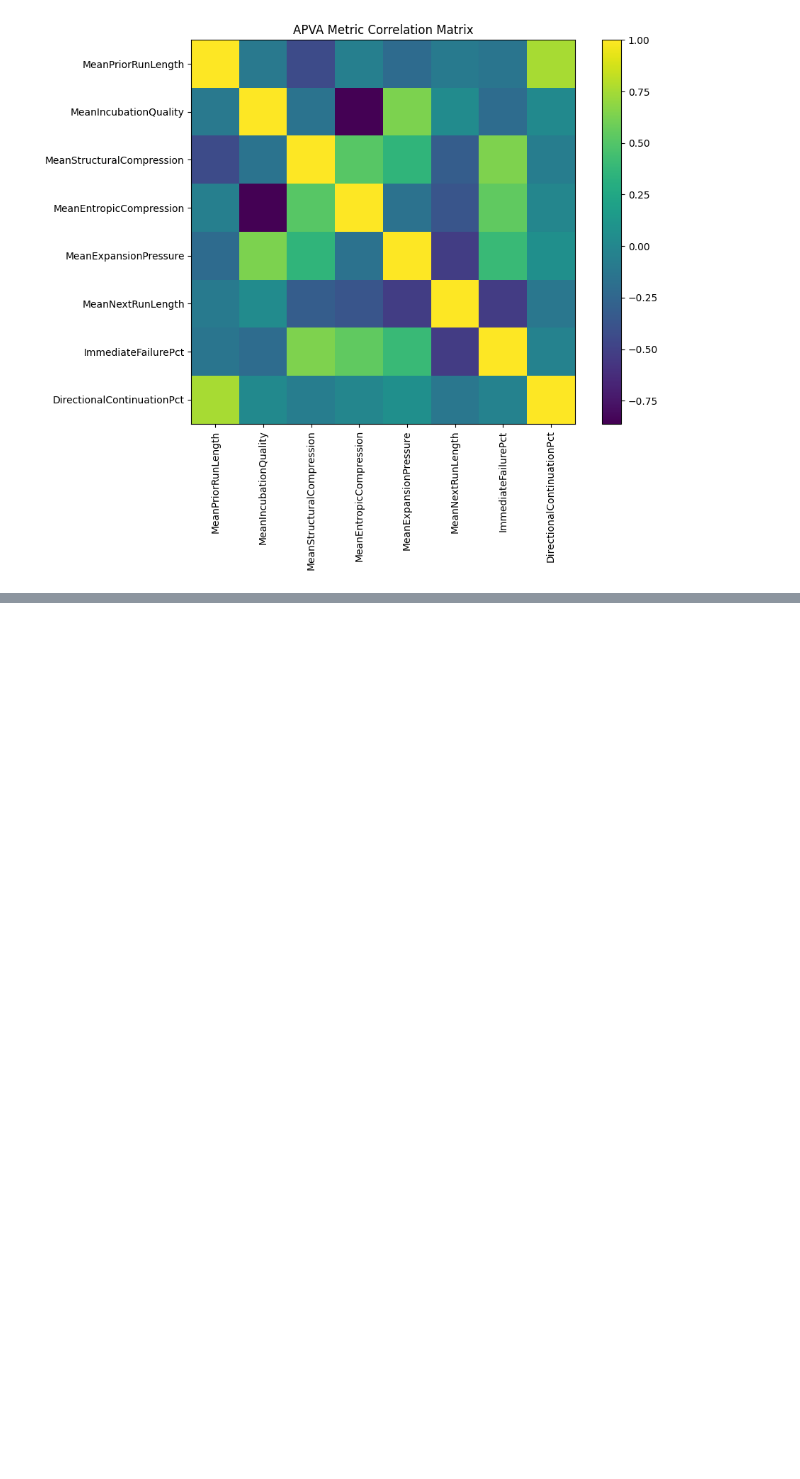
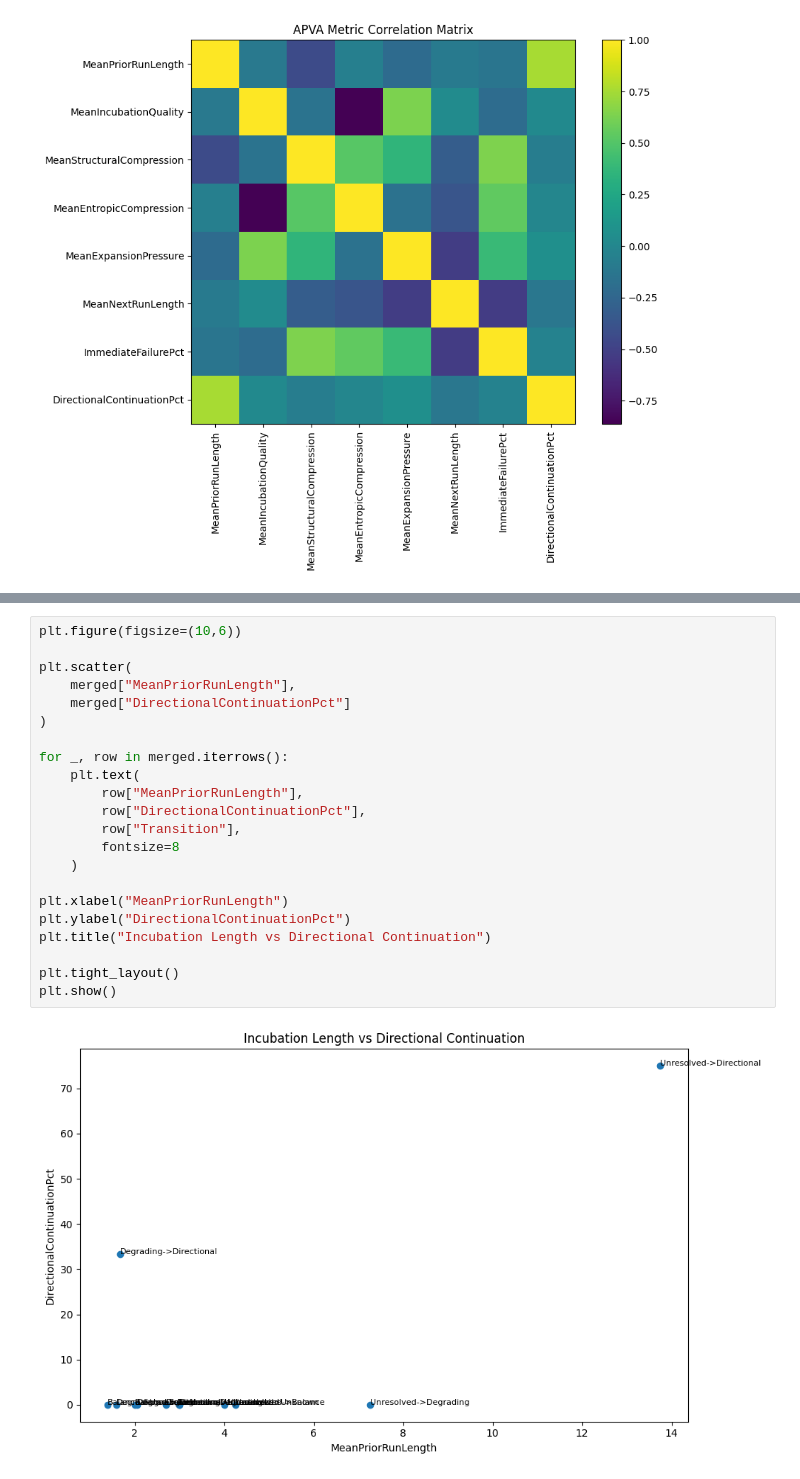
Before and after one commit to rzahraie/ApvaAnalysis, a Jupyter notebook: apva_phase01_exploration.ipynb, the cells around one changed output, grey strips where cells are left out. Cells and saved outputs as stored; diff of their text form; blank space fills up the shorter version.

```diff
--- a/apva_phase01_exploration.ipynb
+++ b/apva_phase01_exploration.ipynb
@@ -312,0 +341,24 @@ plt.show()
+# %%
+plt.figure(figsize=(10,6))
+
+plt.scatter(
+    merged["MeanPriorRunLength"],
+    merged["DirectionalContinuationPct"]
+)
+
+for _, row in merged.iterrows():
+    plt.text(
+        row["MeanPriorRunLength"],
+        row["DirectionalContinuationPct"],
+        row["Transition"],
+        fontsize=8
+    )
+
+plt.xlabel("MeanPriorRunLength")
+plt.ylabel("DirectionalContinuationPct")
+plt.title("Incubation Length vs Directional Continuation")
+
+plt.tight_layout()
+plt.show()
+# %% [output]
+[figure, added]
```
Also changed, not shown: parts of 3 cells of this notebook, 6 other files.
